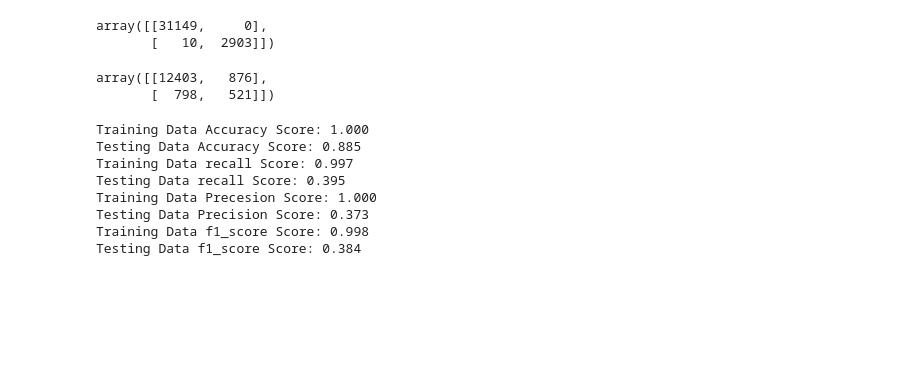
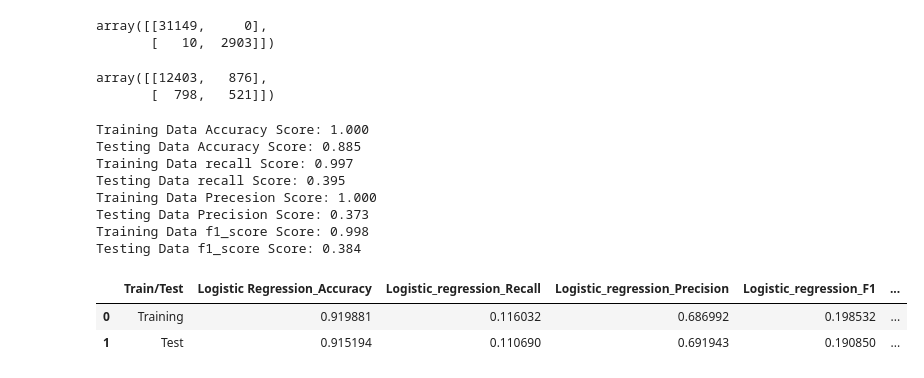
Before and after one commit to SophieShin/MachineLearning, a Jupyter notebook: Assignment_2(20248204).ipynb, the cells around one changed output. Saved outputs shown, nothing was run; the diff lists cells and outputs as text; code cells hidden in the pictures; blank space fills up the shorter version.

```diff
--- a/Assignment_2(20248204).ipynb
+++ b/Assignment_2(20248204).ipynb
@@ -286,20 +286,20 @@ array([[12403,   876],
        [  798,   521]])
 # %%
 # 모델의 성능 검증
-train_acc = accuracy_score(train_target, y_pred_train)
-test_acc = accuracy_score(test_target, y_pred_test)
+knn_train_acc = accuracy_score(train_target, y_pred_train)
+knn_test_acc = accuracy_score(test_target, y_pred_test)
 print(f"Training Data Accuracy Score: {train_acc:.3f}\nTesting Data Accuracy Score: {test_acc:.3f}")
 
-train_recall = recall_score(train_target, y_pred_train)
-test_recall = recall_score(test_target, y_pred_test)
+knn_train_recall = recall_score(train_target, y_pred_train)
+knn_test_recall = recall_score(test_target, y_pred_test)
 print(f"Training Data recall Score: {train_recall:.3f}\nTesting Data recall Score: {test_recall:.3f}")
 
-train_precision = precision_score(train_target, y_pred_train)
-test_precision = precision_score(test_target, y_pred_test)
+knn_train_precision = precision_score(train_target, y_pred_train)
+knn_test_precision = precision_score(test_target, y_pred_test)
 print(f"Training Data Precesion Score: {train_precision:.3f}\nTesting Data Precision Score: {test_precision:.3f}")
 
-train_f1 = f1_score(train_target, y_pred_train)
-test_f1 = f1_score(test_target, y_pred_test)
+knn_train_f1 = f1_score(train_target, y_pred_train)
+knn_test_f1 = f1_score(test_target, y_pred_test)
 print(f"Training Data f1_score Score: {train_f1:.3f}\nTesting Data f1_score Score: {test_f1:.3f}")
 # %% [output]
 Training Data Accuracy Score: 1.000
@@ -310,3 +310,27 @@ Training Data Precesion Score: 1.000
 Testing Data Precision Score: 0.373
 Training Data f1_score Score: 0.998
 Testing Data f1_score Score: 0.384
+# %%
+score_data = { 'Train/Test' : ['Training', 'Test'],
+              'Logistic Regression_Accuracy' : [lr_train_acc, lr_test_acc],
+               'Logistic_regression_Recall' : [lr_train_recall, lr_test_recall],
+               'Logistic_regression_Precision': [lr_train_precision, lr_test_precision],
+               'Logistic_regression_F1' : [lr_train_f1, lr_test_f1],
+               'DecisionTree_Accuracy' : [dt_train_acc, dt_test_acc],
+               'DecisionTree_Recall' : [dt_train_recall, dt_test_recall],
+               'DecisionTree_Precision': [dt_train_precision, dt_test_precision],
+               'DecisionTree_F1' : [dt_train_f1, dt_test_f1],
+                'KNN_Accuracy' : [knn_train_acc, knn_test_acc],
+               'KNN_Recall' : [knn_train_recall, knn_test_recall],
+               'KNN_Precision': [knn_train_precision, knn_test_precision],
+               'KNN_F1' : [knn_train_f1, knn_test_f1],
+
+}
+
+score_data_frame = pd.DataFrame(score_data)
+score_data_frame.set_index('Train/Test')
+score_data_frame
+# %% [output]
+|  | Train/Test | Logistic Regression_Accuracy | Logistic_regression_Recall | Logistic_regression_Precision | Logistic_regression_F1 | ... |
+| 0 | Training | 0.919881 | 0.116032 | 0.686992 | 0.198532 | ... |
+| 1 | Test | 0.915194 | 0.110690 | 0.691943 | 0.190850 | ... |
```
Also changed, not shown: parts of 2 cells of this notebook.
